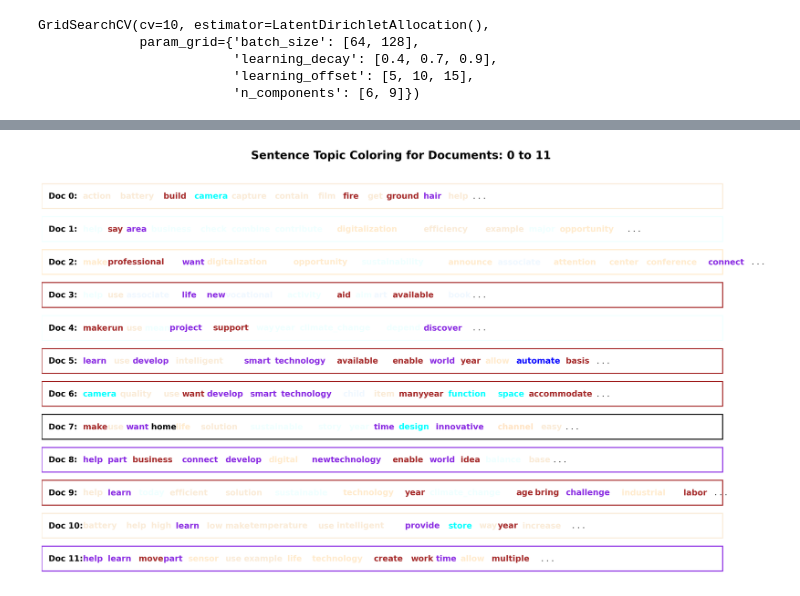
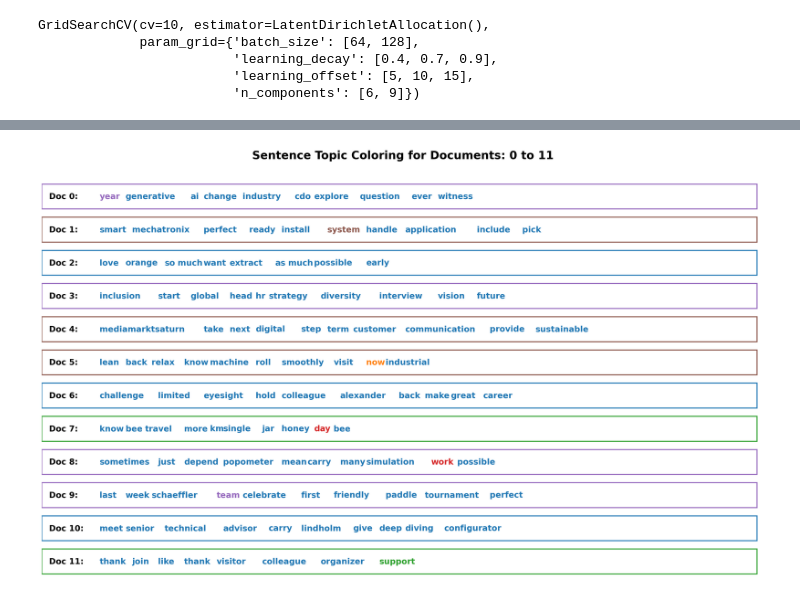
Before and after one commit to vladislabv/machine-learning-project, a Jupyter notebook: notebooks/2.1-vst-latent-dirichlet-analysis-lda-Copy1.ipynb, the cells around one changed output, grey strips where cells are left out. Cells and saved outputs as stored; diff of their text form; code cells hidden in the pictures.

```diff
--- a/notebooks/2.1-vst-latent-dirichlet-analysis-lda-Copy1.ipynb
+++ b/notebooks/2.1-vst-latent-dirichlet-analysis-lda-Copy1.ipynb
@@ -352,6 +391,6 @@ df_topic_keywords
 # %%
 # Format
-df_dominant_topic = format_topics_sentences(best_lda_model, vectorizer, data).reset_index()
+df_dominant_topic = format_topics_sentences(best_lda_model, vec_tfidf, data).reset_index()
 df_dominant_topic.columns = ['Document_No', 'Dominant_Topic', 'Topic_Perc_Contrib', 'Keywords', 'Text']
 df_dominant_topic.head(10)
 # %% [output]
@@ -388,7 +427,7 @@ plt.show()
 # %%
 cols = [color for name, color in mcolors.TABLEAU_COLORS.items()]  # more colors: 'mcolors.XKCD_COLORS'
 
-fig, axes = plt.subplots(3,3,figsize=(16,14), dpi=160, sharex=True, sharey=True)
+fig, axes = plt.subplots(3,2,figsize=(16,14), dpi=160, sharex=True, sharey=True)
 
 for i, ax in enumerate(axes.flatten()):
     df_dominant_topic_sub = df_dominant_topic.loc[df_dominant_topic.Dominant_Topic == i, :]
@@ -425,16 +464,13 @@ cloud = WordCloud(stopwords='english',
 # Assuming you have a trained scikit-learn LDA model 'lda_model' and a vectorizer 'vectorizer'
 
 # Get the top words for each topic from the LDA model
-
 topics = best_lda_model.components_
 
 fig, axes = plt.subplots(3, 2, figsize=(10, 10), sharex=True, sharey=True)
 
 for i, ax in enumerate(axes.flatten()):
-    if i == 5:
-        break
     fig.add_subplot(ax)
-    topic_words = dict(zip(vectorizer.get_feature_names_out(), topics[i]))
+    topic_words = dict(zip(vec_tfidf.get_feature_names_out(), topics[i]))
     top_words = dict(sorted(topic_words.items(), key=lambda x: x[1], reverse=True)[:num_words])
     cloud.generate_from_frequencies(top_words)
     plt.imshow(cloud, interpolation='bilinear')
@@ -490,51 +565,61 @@ from matplotlib.colors import to_rgba
 # Assuming you have a trained scikit-learn LDA model 'lda_model' and a CountVectorizer 'vectorizer'
 # You should have 'documents' ready
 
-# Get the topic assignments for each document in your corpus
-topic_assignments = best_lda_model.transform(data_vectorized)
+topic_assignments = best_lda_model.transform(vec_tfidf.transform(data_lemmatized))
 
 # Set the start and end indices for the sentences you want to visualize
 start = 0
 end = 13
 
 # Get the subset of topic assignments for the selected sentences
 topic_assignments_subset = topic_assignments[start:end]
 
 mycolors = [color for name, color in mcolors.TABLEAU_COLORS.items()]
 
-fig, axes = plt.subplots(end - start, 1, figsize=(10, (end - start) * 2), dpi=80)
+fig, axes = plt.subplots(end - start, 1, figsize=(20, (end - start) * 0.95), dpi=160)
 axes[0].axis('off')
 
 for i, ax in enumerate(axes):
     if i > 0:
         doc_topic_probs = topic_assignments_subset[i - 1]
 
+        # Find the dominant topic for the current document
+        dominant_topic = np.argmax(doc_topic_probs)
+        max_topic_prob = doc_topic_probs[dominant_topic]
+
         ax.text(0.01, 0.5, "Doc " + str(i - 1) + ": ", verticalalignment='center',
-                fontsize=12, color='black', transform=ax.transAxes, fontweight=700)
+                fontsize=16, color='black', transform=ax.transAxes, fontweight=700)
 
-        # Draw Rectangle for the document with the assigned topic color
-        dominant_topic = np.argmax(doc_topic_probs)
-        color = to_rgba(mycolors[dominant_topic], alpha=0.8)
-        ax.add_patch(Rectangle((0.0, 0.05), 0.99, 0.9, fill=None, alpha=1, color=color, linewidth=2))
+        # Draw Rectangle
+        ax.add_patch(Rectangle((0.0, 0.05), 0.99, 0.90, fill=None, alpha=1,
+                               color=mycolors[dominant_topic], linewidth=2))
 
-        # Process each word in the document
-        words = documents[i - 1].split()
-        word_x_pos = 0.05
+        ax.axis('off')
+
+        # Process each word in the document, limited to the first 10 words
+        words = data_lemmatized[i - 1].split()[:10]
+        word_x_pos = 0.08
 
         for word in words:
             # Determine the topic associated with the word
-            word_topic = np.argmax(best_lda_model.transform(vectorizer.transform([word]))
+            word_topic = np.argmax(best_lda_model.transform(vec_tfidf.transform([word])))
 
             # Color the word with the topic's color
-            ax.text(word_x_pos, 0.5, word, fontsize=12, color=mycolors[word_topic],
-                    transform=ax.transAxes, fontweight=700)
+            ax.text(
+                word_x_pos,
+                0.5,
+                word,
+                fontsize=16,
+                horizontalalignment='left',
+                verticalalignment='center',
+                color=mycolors[word_topic],
+                transform=ax.transAxes,
+                fontweight=700)
             word_x_pos += 0.009 * len(word)
 
-    ax.set_xlim(0, 1)
-    ax.set_ylim(0, 1)
-
 plt.subplots_adjust(wspace=0, hspace=0)
-plt.suptitle('Sentence Chart Colored by Topic', fontsize=14, y=1.0, fontweight=700)
+plt.suptitle('Sentence Topic Coloring for Documents: ' + str(start) + ' to ' + str(end - 2), fontsize=22, y=0.95, fontweight=700)
+plt.tight_layout()
 plt.show()
 # %% [output]
-[figure, old version]
+[figure, new version]
```
Also changed, not shown: parts of 19 cells of this notebook.
